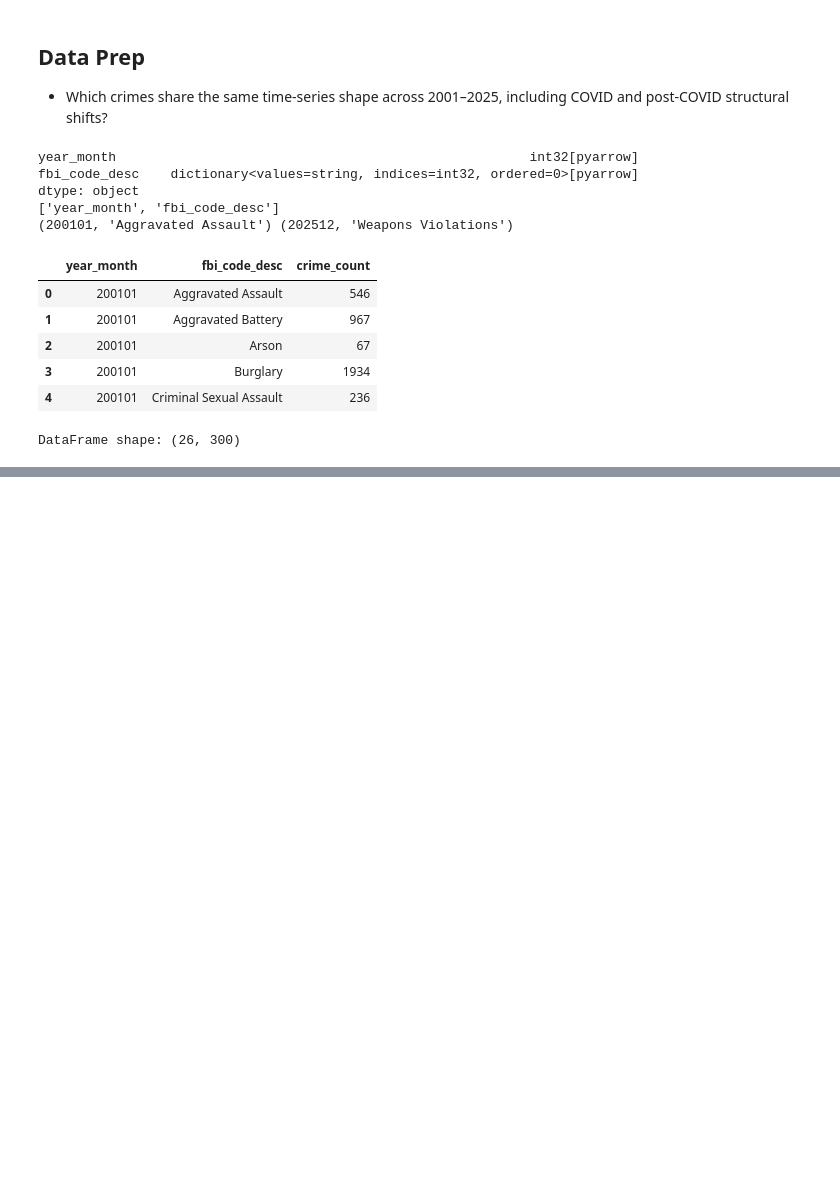
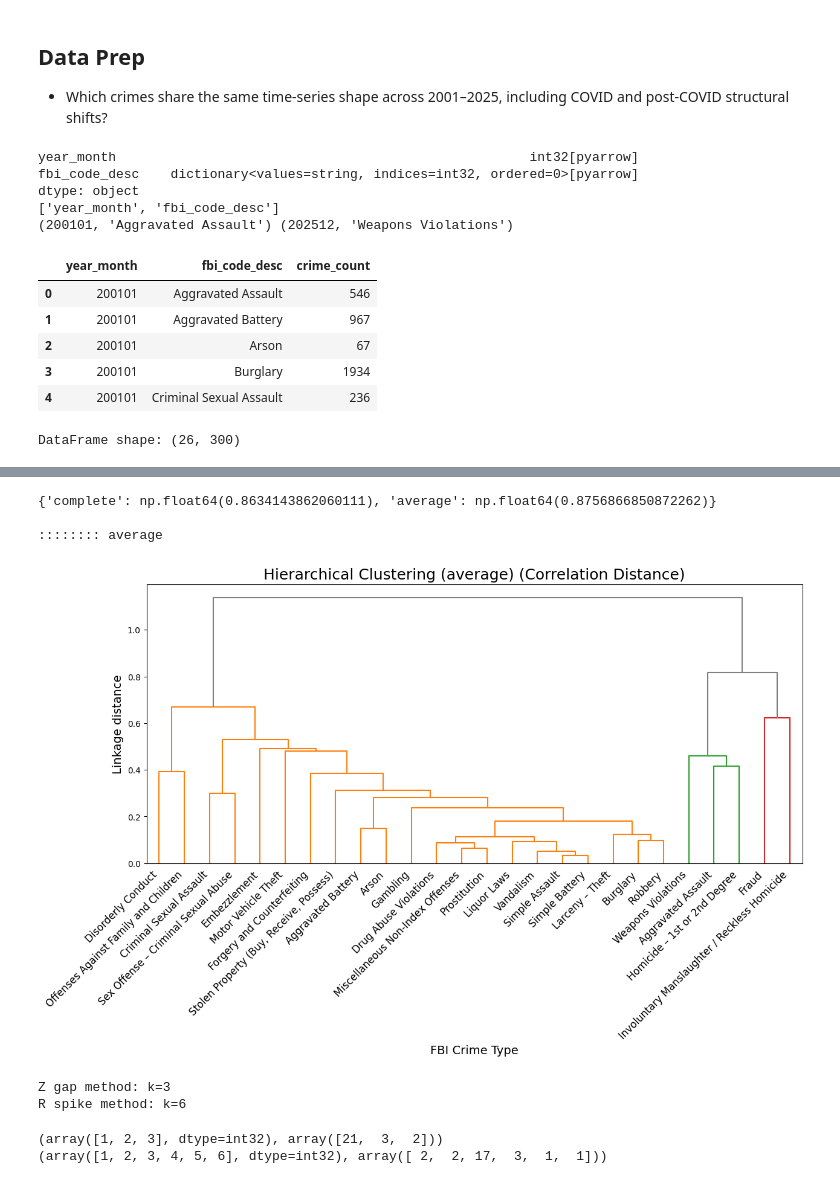
Before and after one commit to SirErikPak/ChicagoCrime, a Jupyter notebook: Notebook/ChicagoCrimeAnalysis.ipynb, the cells around one changed output, grey strips where cells are left out. Drawn from its saved outputs; the diff is of its cells as text; code cells hidden in the pictures; blank space fills up the shorter version.

```diff
--- a/Notebook/ChicagoCrimeAnalysis.ipynb
+++ b/Notebook/ChicagoCrimeAnalysis.ipynb
@@ -197,0 +264,44 @@ Colun Names:
+# %%
+# List of hierarchical clustering linkage strategies
+methods = ["complete", "average"]
+
+# Iterate Linkage Method: Build linkage matrices for each method
+Zs = {m: hierarchy.linkage(dist_condensed, method=m) for m in methods}
+
+# Dictionary to store cophenetic correlation coefficients
+ccc = {}
+# Loop over linkage methods to evaluate them
+for m in methods:
+    # Compute the cophenetic correlation coefficient
+    c, _ = hierarchy.cophenet(Zs[m], dist_condensed)
+    # Store the score
+    ccc[m] = c
+
+# display highest
+best_method = max(ccc, key=ccc.get)
+print(ccc)
+print("\n::::::::", best_method)
+# %% [output]
+{'complete': np.float64(0.8634143862060111), 'average': np.float64(0.8756866850872262)}
+
+:::::::: average
+# %%
+# Linkage Matrix
+Z = hierarchy.linkage(dist_condensed,  method=best_method)
+# plot
+plt.figure(figsize=(14, 6))
+hierarchy.dendrogram(Z,
+                     labels=z_row_df.index,
+                     leaf_rotation=90,
+                     leaf_font_size = 12,
+                     # color_threshold=0.4,     # Cut line
+                     above_threshold_color='gray'
+                    )
+# plt.axhline(y=0.4, c='k', ls='--', alpha=0.5)  # Show cut line
+plt.title(f"Hierarchical Clustering ({best_method}) (Correlation Distance)", fontsize=18)
+plt.ylabel("Linkage distance", fontsize=14)
+plt.xlabel("FBI Crime Type", fontsize=14)
+plt.xticks(rotation=45, ha='right')
+plt.show()
+# %% [output]
+[figure, added]
@@ -197,0 +319,25 @@ Colun Names:
+# %%
+# Z method: identify the largest jump in cluster heights
+gaps = np.diff(heights)
+z_cut = np.argmax(gaps)  # Merge step with biggest jump
+k_z = len(dist_matrix) - z_cut
+
+# R method: spikes ≥1.0
+r_spikes = np.where(inconsistencies >= 1.0)[0]
+k_r = len(r_spikes) + 1
+
+print(f"Z gap method: k={k_z}")
+print(f"R spike method: k={k_r}")
+# %% [output]
+Z gap method: k=3
+R spike method: k=6
+# %%
+# Checking the cluster sizes for both
+labels_z = hierarchy.fcluster(Z, t=k_z, criterion='maxclust')
+labels_r = hierarchy.fcluster(Z, t=k_r, criterion='maxclust')
+
+print(np.unique(labels_z, return_counts=True))
+print(np.unique(labels_r, return_counts=True))
+# %% [output]
+(array([1, 2, 3], dtype=int32), array([21,  3,  2]))
+(array([1, 2, 3, 4, 5, 6], dtype=int32), array([ 2,  2, 17,  3,  1,  1]))
```
Also changed, not shown: parts of 26 cells of this notebook, 5 other files.
